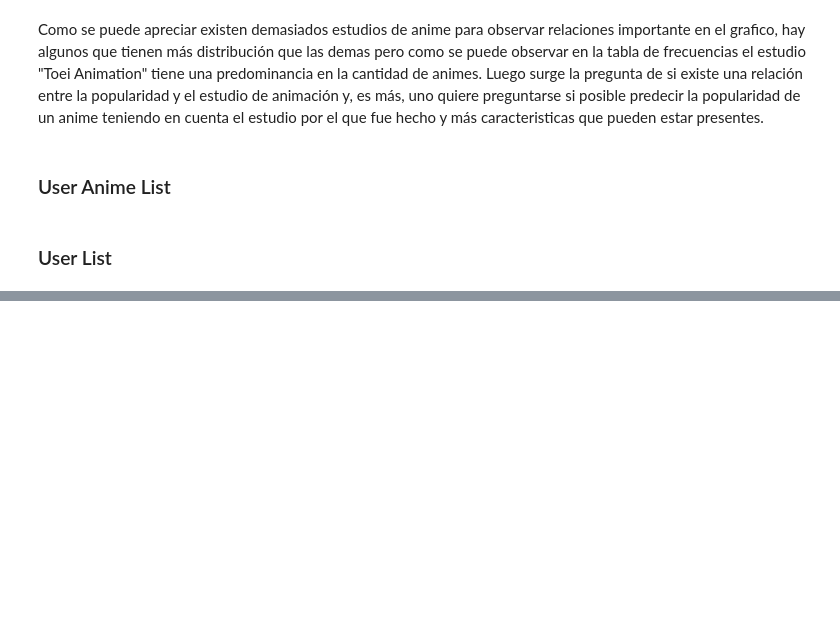
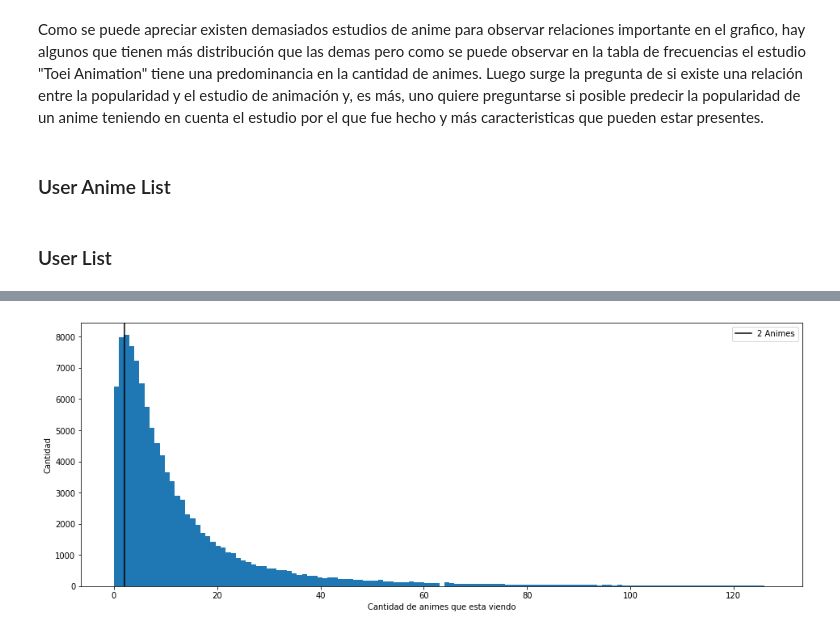
Before and after one commit to diegoolguinw/AnimeDataSet, a Jupyter notebook: Proyecto Mineria de Datos.ipynb, the cells around one changed output, grey strips where cells are left out. Cells and saved outputs as stored; diff of their text form; code cells hidden in the pictures; blank space fills up the shorter version.

Commit message:
userList y animeList preprocesadas

```diff
--- a/Proyecto Mineria de Datos.ipynb
+++ b/Proyecto Mineria de Datos.ipynb
@@ -458,0 +524,19 @@ userList = pd.read_csv("Datos/users_cleaned.csv")
+# %%
+birth_dateList = []
+
+for date in userList['birth_date'].tolist():
+    birth_dateList.append(date.split(' ')[0])
+
+userList['birth_date'] = birth_dateList
+
+join_dateList = []
+for date in userList['join_date'].tolist():
+    join_dateList.append(date.split(' ')[0])
+
+userList['join_date'] = join_dateList
+
+last_onlineList = []
+for date in userList['last_online'].tolist():
+    last_onlineList.append(date.split(' ')[0])
+
+userList['last_online'] = last_onlineList
@@ -458,0 +561,2 @@ userList = pd.read_csv("Datos/users_cleaned.csv")
+# %%
+countryDataSet = pd.read_csv('Datos/clean-locations.csv',encoding = 'utf-8')
@@ -458,0 +579,4 @@ userList = pd.read_csv("Datos/users_cleaned.csv")
+# %%
+countryDataSet = countryDataSet.drop(columns = ['Unnamed: 0','address', 'country_code', 'state','city'])
+countryDataSet = countryDataSet.drop_duplicates()
+countryDataSet
@@ -458,0 +597,3 @@ userList = pd.read_csv("Datos/users_cleaned.csv")
+# %%
+userList = pd.merge(userList,countryDataSet,on='user_id',how='left')
+userList = userList.drop(columns = 'location')
@@ -641,0 +817,13 @@ Como se puede apreciar existen demasiados estudios de anime para observar relaci
+# %%
+viewingList = userList['user_watching'].tolist()
+viewingList = sorted(yearList)[:len(viewingList)-1000]
+
+plt.figure(figsize=(16,6))
+plt.hist(viewingList,bins = 129)
+plt.axvline(x=2,color='black',label='2 Animes')
+plt.legend()
+plt.ylabel('Cantidad')
+plt.xlabel('Cantidad de animes que esta viendo')
+plt.show()
+# %% [output]
+[figure, added]
```
Also changed, not shown: parts of 31 cells of this notebook, 2 other files.
